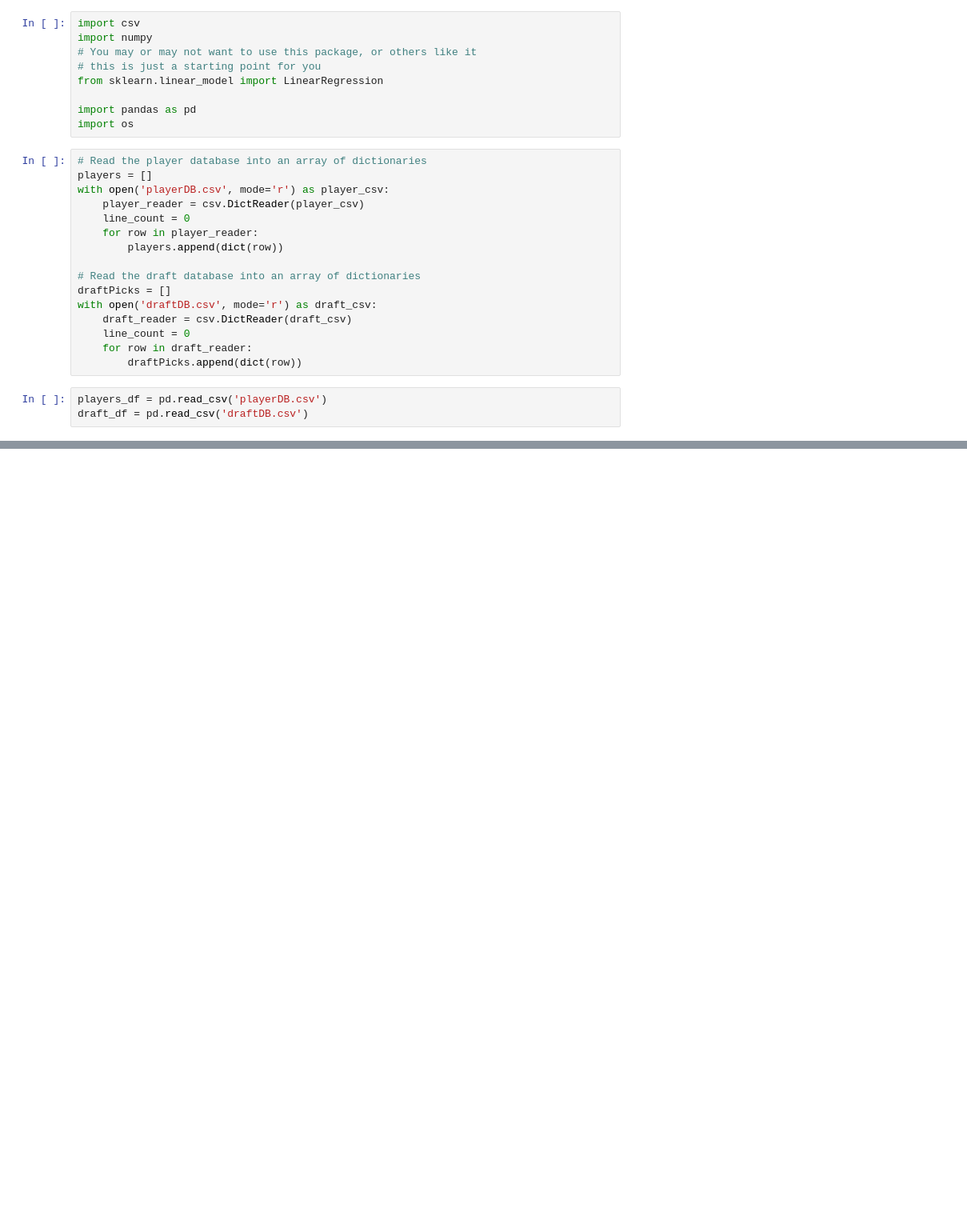
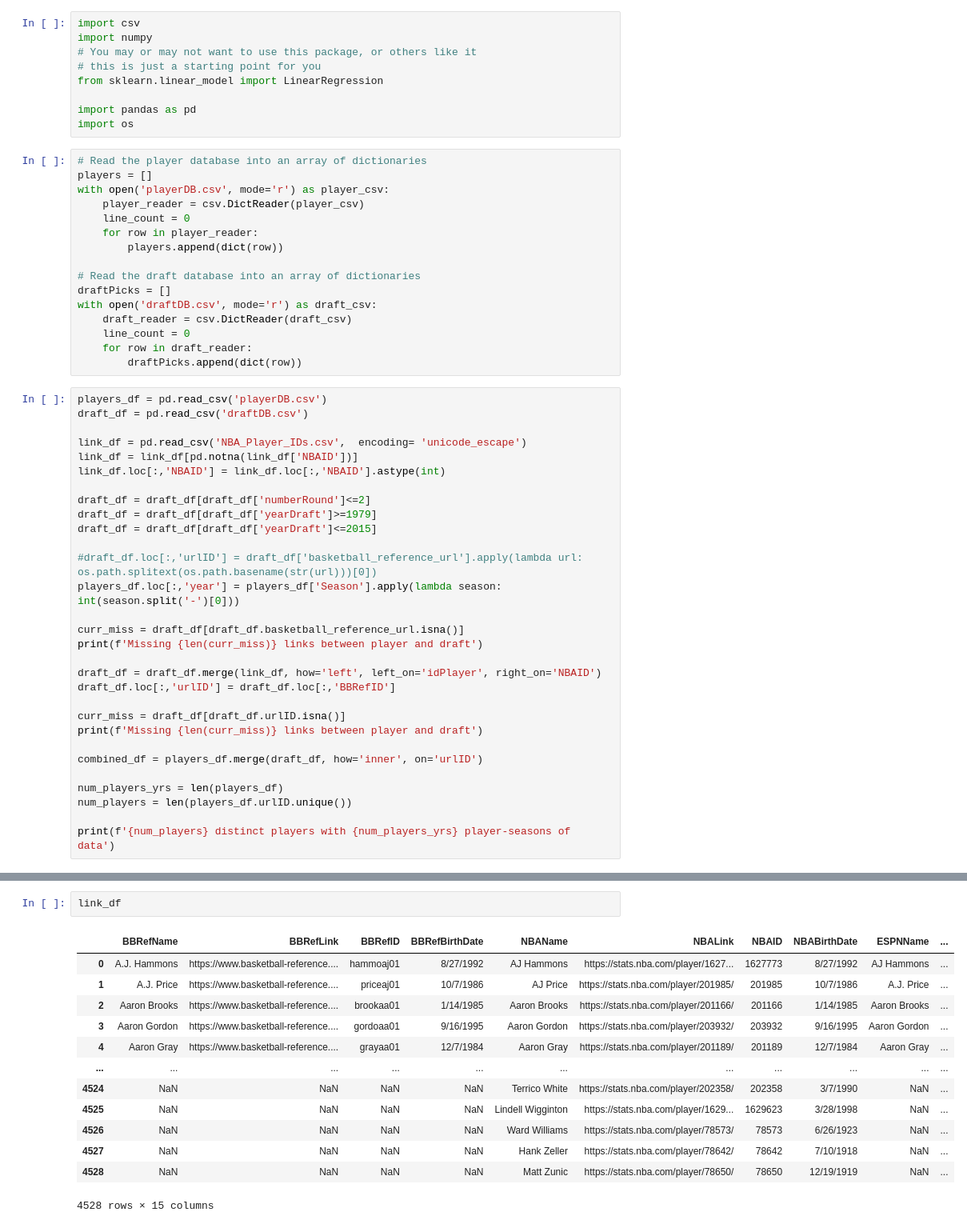
Before and after one commit to kheuton/draft_lab, a Jupyter notebook: Draft Lab.ipynb, the cells around one changed output, grey strips where cells are left out. Shown at 80% size. Drawn from its saved outputs; the diff is of its cells as text; blank space fills up the shorter version.

Commit message:
Hack merge

```diff
--- a/Draft Lab.ipynb
+++ b/Draft Lab.ipynb
@@ -29,3 +29,30 @@ with open('draftDB.csv', mode='r') as draft_csv:
 # %%
 players_df = pd.read_csv('playerDB.csv')
 draft_df = pd.read_csv('draftDB.csv')
+
+link_df = pd.read_csv('NBA_Player_IDs.csv',  encoding= 'unicode_escape')
+link_df = link_df[pd.notna(link_df['NBAID'])]
+link_df.loc[:,'NBAID'] = link_df.loc[:,'NBAID'].astype(int)
+
+draft_df = draft_df[draft_df['numberRound']<=2]
+draft_df = draft_df[draft_df['yearDraft']>=1979]
+draft_df = draft_df[draft_df['yearDraft']<=2015]
+
+#draft_df.loc[:,'urlID'] = draft_df['basketball_reference_url'].apply(lambda url: os.path.splitext(os.path.basename(str(url)))[0])
+players_df.loc[:,'year'] = players_df['Season'].apply(lambda season: int(season.split('-')[0]))
+
+curr_miss = draft_df[draft_df.basketball_reference_url.isna()]
+print(f'Missing {len(curr_miss)} links between player and draft')
+
+draft_df = draft_df.merge(link_df, how='left', left_on='idPlayer', right_on='NBAID')
+draft_df.loc[:,'urlID'] = draft_df.loc[:,'BBRefID']
+
+curr_miss = draft_df[draft_df.urlID.isna()]
+print(f'Missing {len(curr_miss)} links between player and draft')
+
+combined_df = players_df.merge(draft_df, how='inner', on='urlID')
+
+num_players_yrs = len(players_df)
+num_players = len(players_df.urlID.unique())
+
+print(f'{num_players} distinct players with {num_players_yrs} player-seasons of data')
@@ -110,0 +120,16 @@ players_df
+# %%
+link_df
+# %% [output]
+|  | BBRefName | BBRefLink | BBRefID | BBRefBirthDate | NBAName | NBALink | NBAID | NBABirthDate | ESPNName | ... |
+| 0 | A.J. Hammons | https://www.basketball-reference.... | hammoaj01 | 8/27/1992 | AJ Hammons | https://stats.nba.com/player/1627... | 1627773 | 8/27/1992 | AJ Hammons | ... |
+| 1 | A.J. Price | https://www.basketball-reference.... | priceaj01 | 10/7/1986 | AJ Price | https://stats.nba.com/player/201985/ | 201985 | 10/7/1986 | A.J. Price | ... |
+| 2 | Aaron Brooks | https://www.basketball-reference.... | brookaa01 | 1/14/1985 | Aaron Brooks | https://stats.nba.com/player/201166/ | 201166 | 1/14/1985 | Aaron Brooks | ... |
+| 3 | Aaron Gordon | https://www.basketball-reference.... | gordoaa01 | 9/16/1995 | Aaron Gordon | https://stats.nba.com/player/203932/ | 203932 | 9/16/1995 | Aaron Gordon | ... |
+| 4 | Aaron Gray | https://www.basketball-reference.... | grayaa01 | 12/7/1984 | Aaron Gray | https://stats.nba.com/player/201189/ | 201189 | 12/7/1984 | Aaron Gray | ... |
+| ... | ... | ... | ... | ... | ... | ... | ... | ... | ... | ... |
+| 4524 | NaN | NaN | NaN | NaN | Terrico White | https://stats.nba.com/player/202358/ | 202358 | 3/7/1990 | NaN | ... |
+| 4525 | NaN | NaN | NaN | NaN | Lindell Wigginton | https://stats.nba.com/player/1629... | 1629623 | 3/28/1998 | NaN | ... |
+| 4526 | NaN | NaN | NaN | NaN | Ward Williams | https://stats.nba.com/player/78573/ | 78573 | 6/26/1923 | NaN | ... |
+| 4527 | NaN | NaN | NaN | NaN | Hank Zeller | https://stats.nba.com/player/78642/ | 78642 | 7/10/1918 | NaN | ... |
+| 4528 | NaN | NaN | NaN | NaN | Matt Zunic | https://stats.nba.com/player/78650/ | 78650 | 12/19/1919 | NaN | ... |
+4528 rows × 15 columns
```
Also changed, not shown: parts of 12 cells of this notebook.
